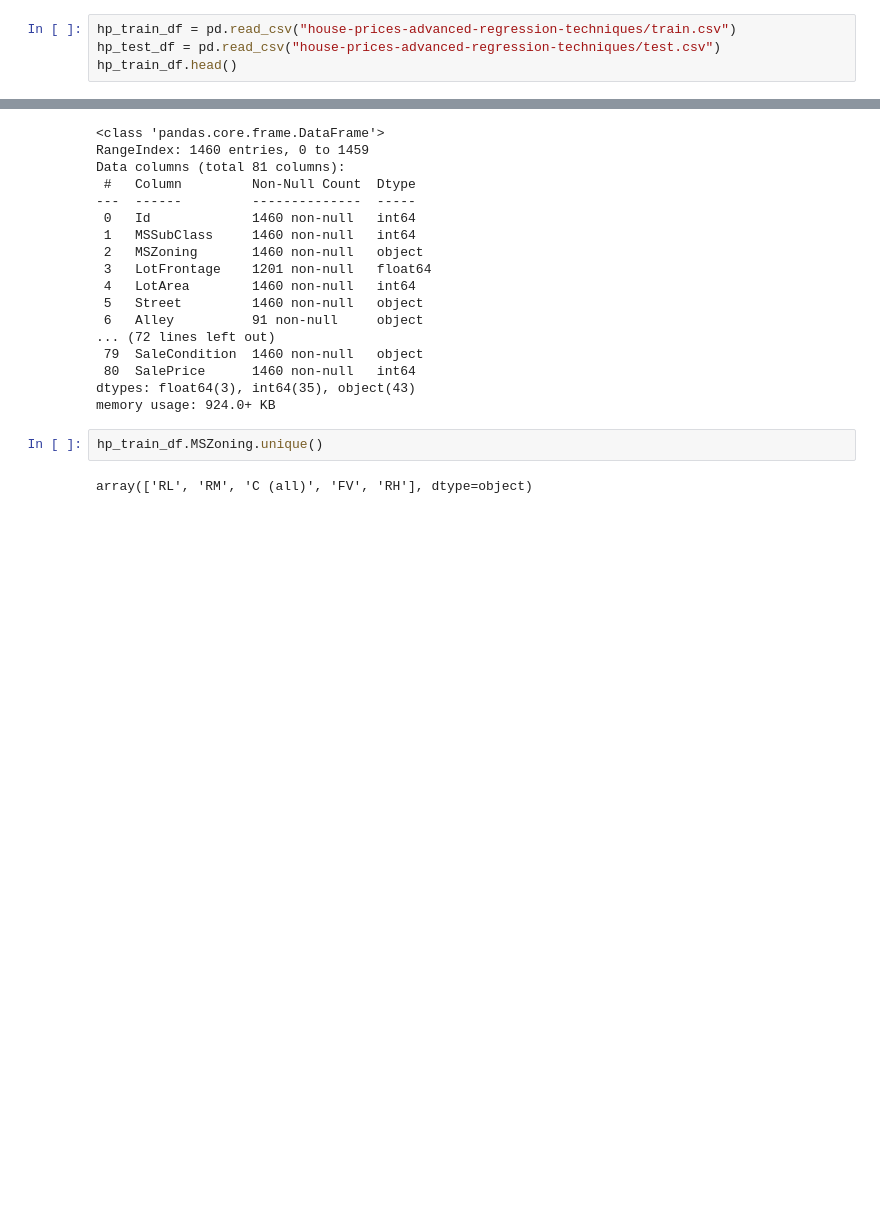
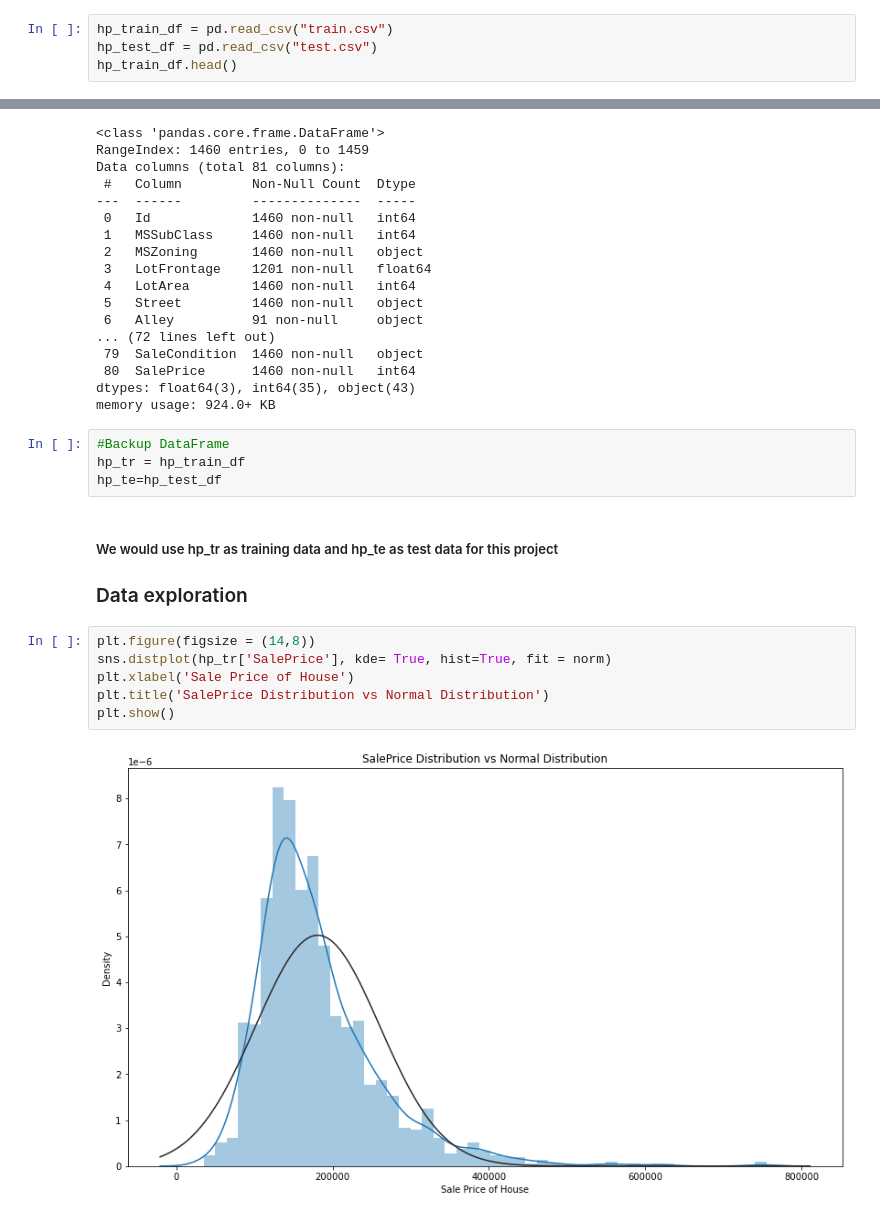
Before and after one commit to gopala-goyal/housing-prices-predictive-modelling, a Jupyter notebook: Housing_Prices_Prediction.ipynb, the cells around one changed output, grey strips where cells are left out. Drawn from its saved outputs; the diff is of its cells as text; blank space fills up the shorter version.

Commit message:
Data input and EDA

```diff
--- a/Housing_Prices_Prediction.ipynb
+++ b/Housing_Prices_Prediction.ipynb
@@ -19,7 +22,7 @@ import matplotlib as plt
 %matplotlib inline
 # %%
-hp_train_df = pd.read_csv("house-prices-advanced-regression-techniques/train.csv")
-hp_test_df = pd.read_csv("house-prices-advanced-regression-techniques/test.csv")
+hp_train_df = pd.read_csv("train.csv")
+hp_test_df = pd.read_csv("test.csv")
 hp_train_df.head()
 # %% [output]
 |  | Id | MSSubClass | MSZoning | LotFrontage | LotArea | Street | Alley | LotShape | LandContour | ... |
@@ -63,6 +66,17 @@ Data columns (total 81 columns):
 dtypes: float64(3), int64(35), object(43)
 memory usage: 924.0+ KB
 # %%
-hp_train_df.MSZoning.unique()
+#Backup DataFrame
+hp_tr = hp_train_df
+hp_te=hp_test_df
-# %% [output]
-array(['RL', 'RM', 'C (all)', 'FV', 'RH'], dtype=object)
+# %% [markdown]
+##### We would use hp_tr as training data and hp_te as test data for this project
+### Data exploration
+# %%
+plt.figure(figsize = (14,8))
+sns.distplot(hp_tr['SalePrice'], kde= True, hist=True, fit = norm)
+plt.xlabel('Sale Price of House')
+plt.title('SalePrice Distribution vs Normal Distribution')
+plt.show()
+# %% [output]
+[figure, added]
```
Also changed, not shown: parts of 8 cells of this notebook.
